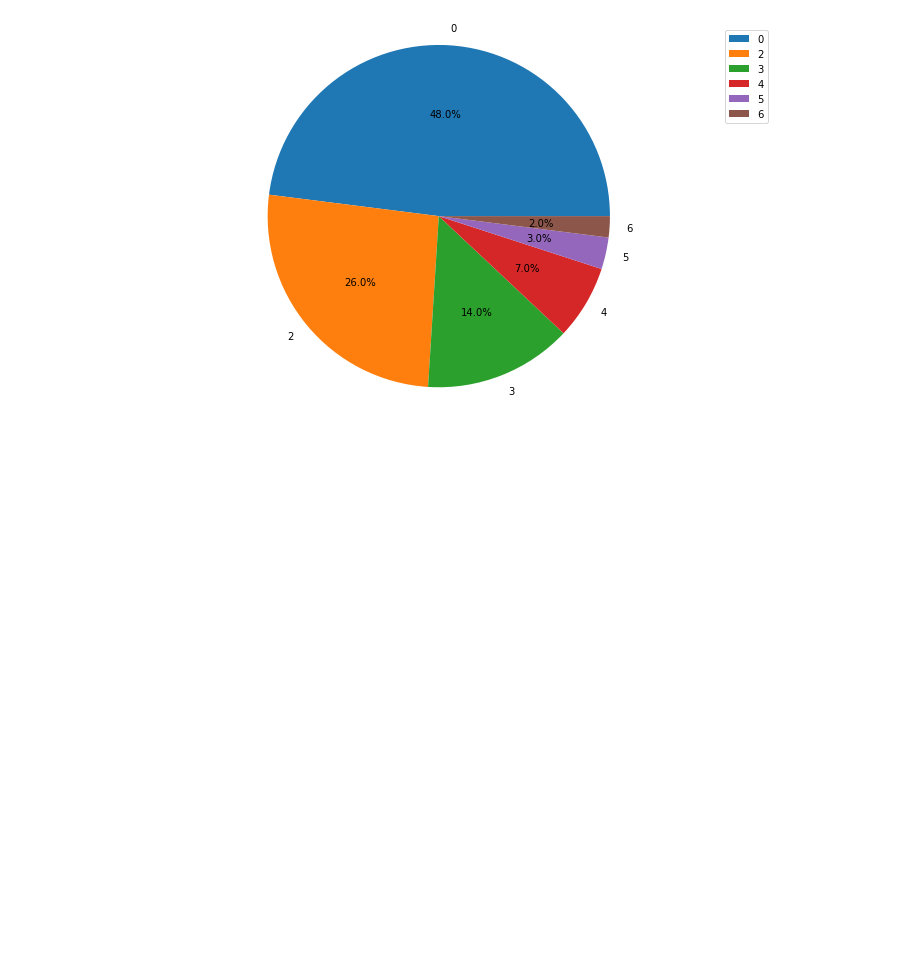
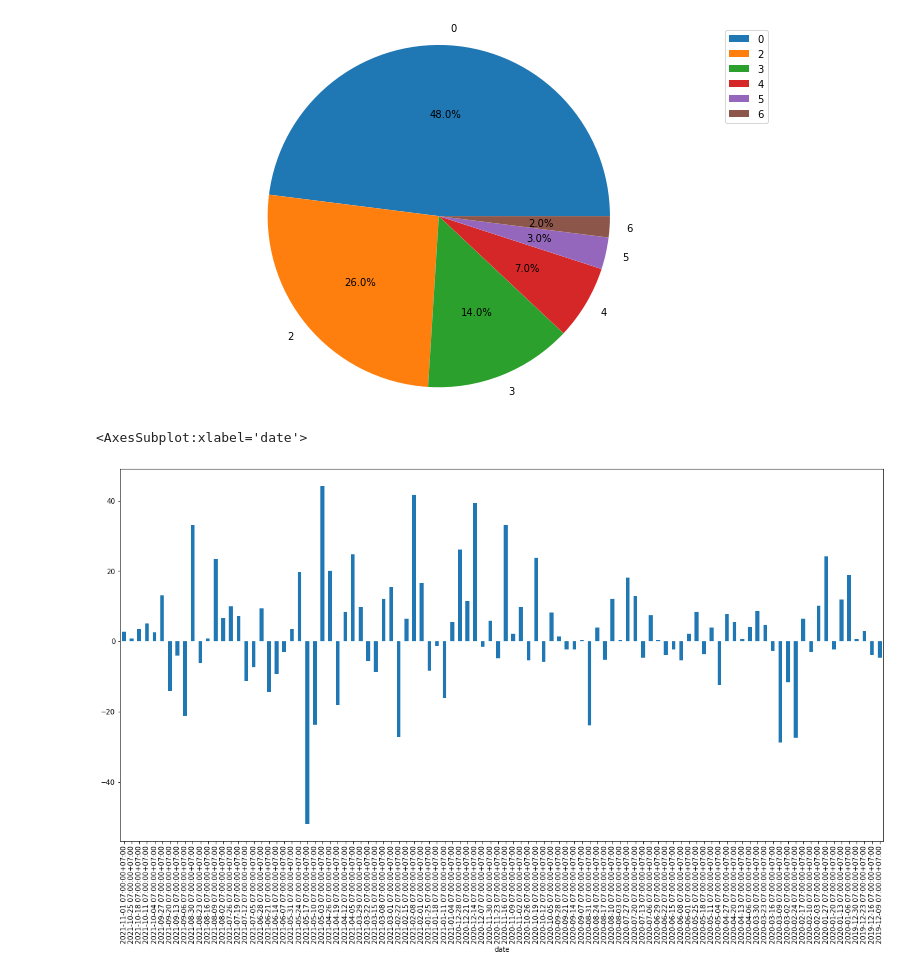
Before and after one commit to bachpx195/the_big_trade, a Jupyter notebook: TheBigTrade/WeekReturn.ipynb, the cells around one changed output. Cells and saved outputs as stored; diff of their text form; code cells hidden in the pictures; blank space fills up the shorter version.

```diff
--- a/TheBigTrade/WeekReturn.ipynb
+++ b/TheBigTrade/WeekReturn.ipynb
@@ -18,15 +18,22 @@ data_prices = candlestick.to_df()
 # data_prices['hour_return'] = percentage_change(data_prices, LOW_INDEX, HIGH_INDEX)
 # data_prices['hour_return'] = data_prices['close'].pct_change() * 100
 data_prices['week_return'] = percentage_change(data_prices,OPEN_INDEX, CLOSE_INDEX)
+data_prices['month'] = data_prices[['open']].apply(
+    lambda x: x.name.month, axis=1)
+data_prices['year'] = data_prices[['open']].apply(
+    lambda x: x.name.year, axis=1)
 
 total = data_prices.iloc[:, 0].count()
-first_date = data_prices.iloc[0].name.date()
-last_date = data_prices.iloc[-1].name.date()
+last_date = data_prices.iloc[0].name.date()
+first_date = data_prices.iloc[-1].name.date()
+
+print(f"Thông tin: {total} hàng từ ngày {first_date} đến {last_date}")
+print(data_prices)
 
 data_prices['type'] = candlestick_type(data_prices)
 
 data_prices['type_continuous'] = type_continuous(data_prices, "ASC")
 
 
-print(data_prices)
+print(data_prices.pivot(index='month', columns='year', values=''))
 # %% [output]
@@ -74,3 +81,8 @@ type_continuous
 dtype: int64
 <Figure size 432x288 with 0 Axes>
 [figure]
+# %%
+data_prices['week_return'].plot(figsize=[20,10], kind='bar')
+# %% [output]
+<AxesSubplot:xlabel='date'>
+[figure, added]
```
Also changed, not shown: parts of 3 cells of this notebook, 4 other files.
